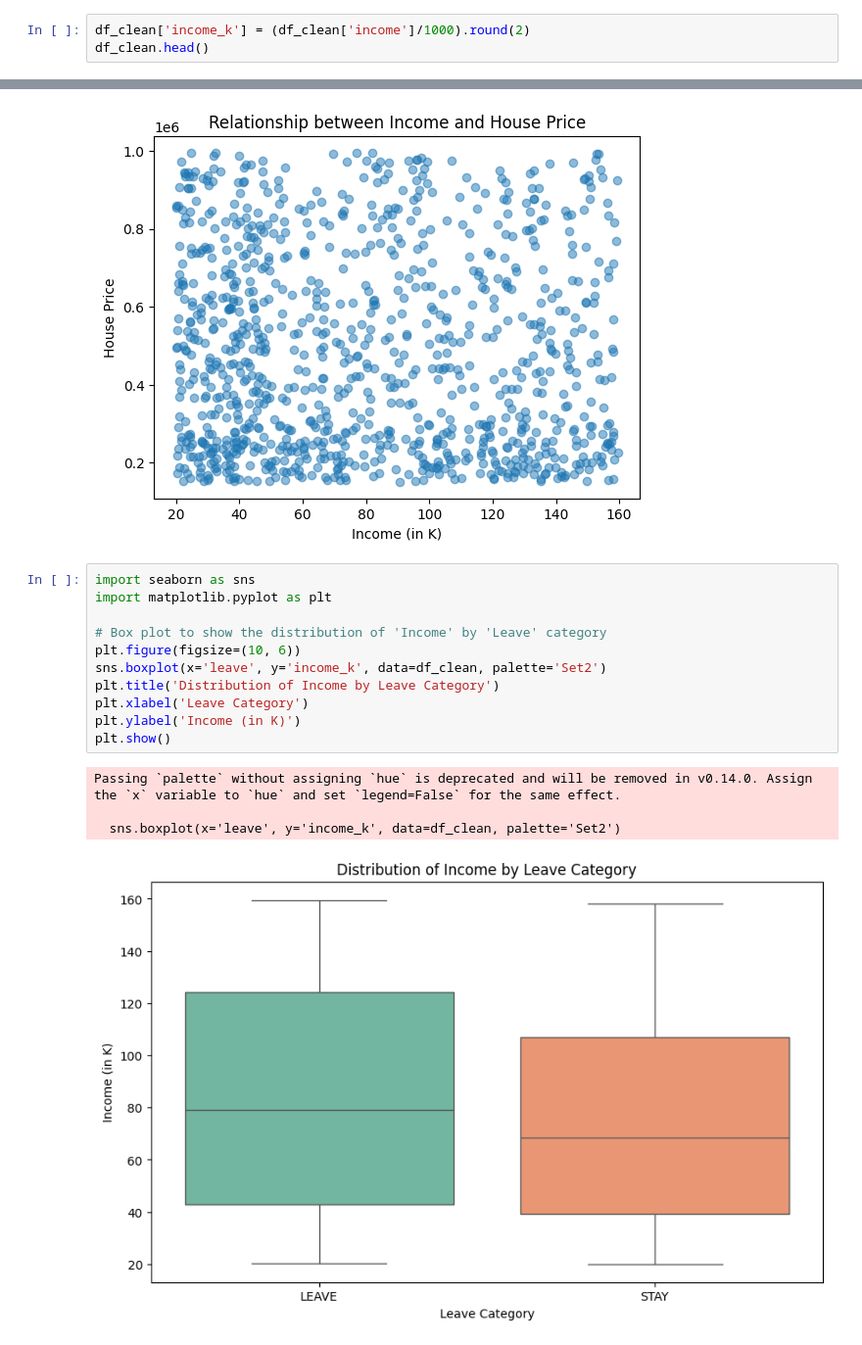
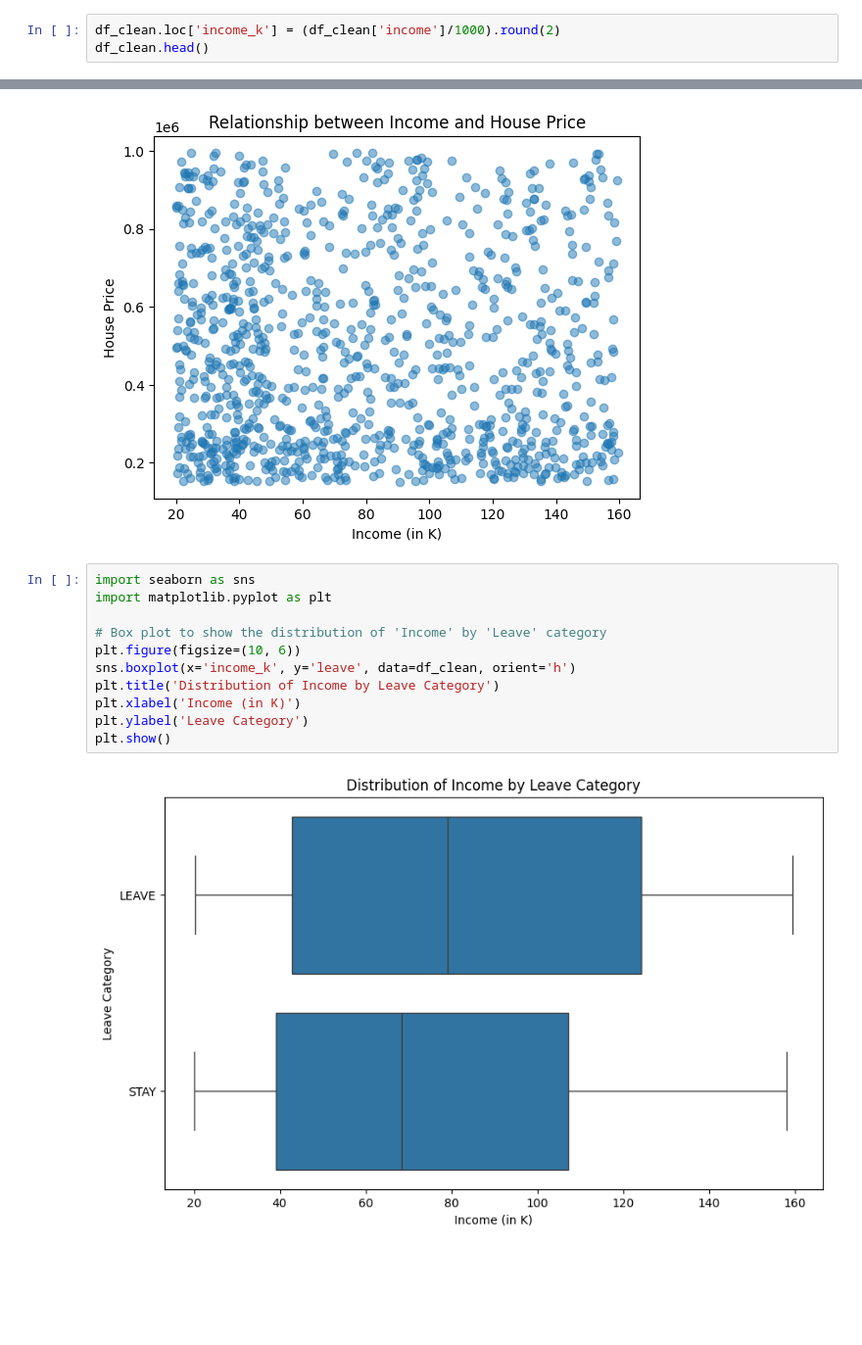
Before and after one commit to sallytran02/IS4487, a Jupyter notebook: Labs/Scripts/lab2_megatelco_intro.ipynb, the cells around one changed output, grey strips where cells are left out. Shown at 98% size. Saved outputs shown, nothing was run; the diff lists cells and outputs as text; blank space fills up the shorter version.

```diff
--- a/Labs/Scripts/lab2_megatelco_intro.ipynb
+++ b/Labs/Scripts/lab2_megatelco_intro.ipynb
@@ -145,6 +145,6 @@ df_clean.describe()
 
 Add a column with the income in K (thousands)
 # %%
-df_clean['income_k'] = (df_clean['income']/1000).round(2)
+df_clean.loc['income_k'] = (df_clean['income']/1000).round(2)
 df_clean.head()
 # %% [output]
@@ -233,16 +228,13 @@ plt.show()
 # %%
 import seaborn as sns
 import matplotlib.pyplot as plt
 
 # Box plot to show the distribution of 'Income' by 'Leave' category
 plt.figure(figsize=(10, 6))
-sns.boxplot(x='leave', y='income_k', data=df_clean, palette='Set2')
+sns.boxplot(x='income_k', y='leave', data=df_clean, orient='h')
 plt.title('Distribution of Income by Leave Category')
-plt.xlabel('Leave Category')
-plt.ylabel('Income (in K)')
+plt.xlabel('Income (in K)')
+plt.ylabel('Leave Category')
 plt.show()
 # %% [output]
-Passing `palette` without assigning `hue` is deprecated and will be removed in v0.14.0. Assign the `x` variable to `hue` and set `legend=False` for the same effect.
-
-  sns.boxplot(x='leave', y='income_k', data=df_clean, palette='Set2')
-[figure, old version]
+[figure, new version]
```
Also changed, not shown: parts of 1 cell of this notebook.
